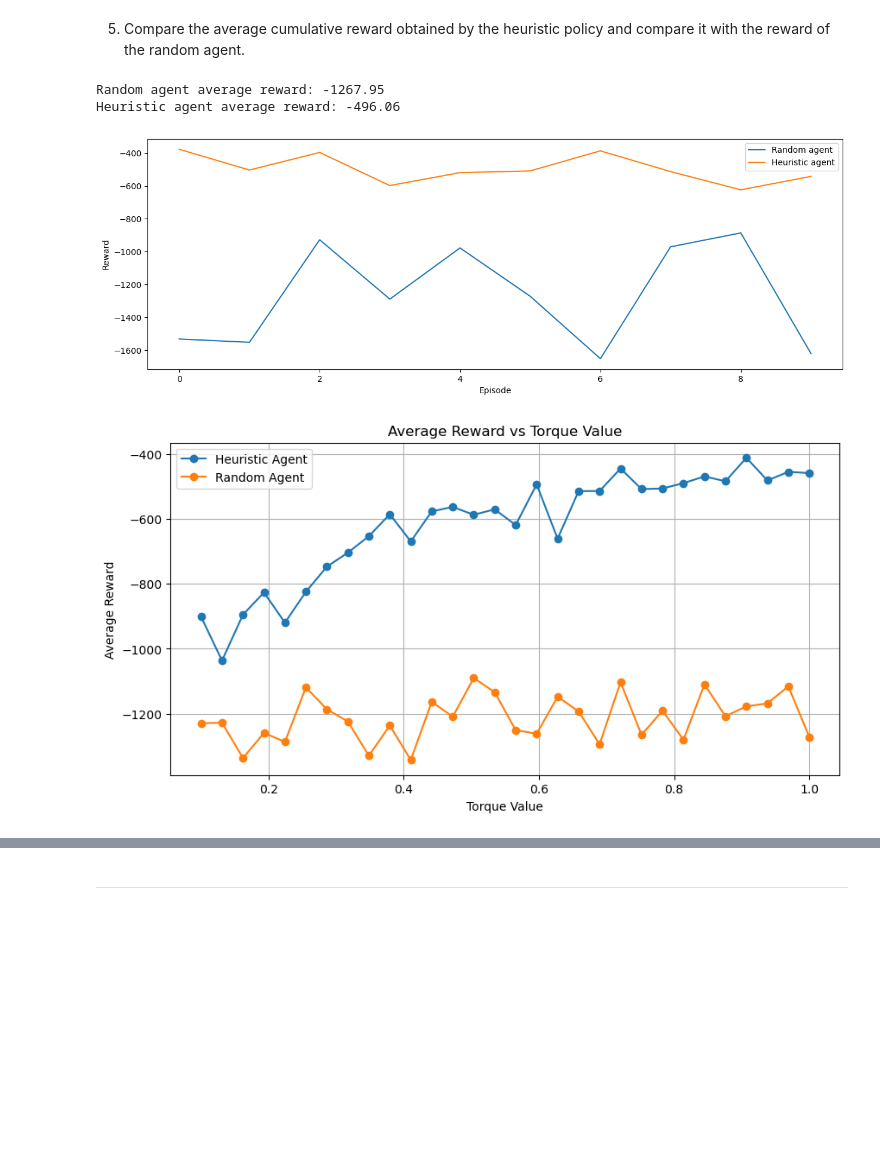
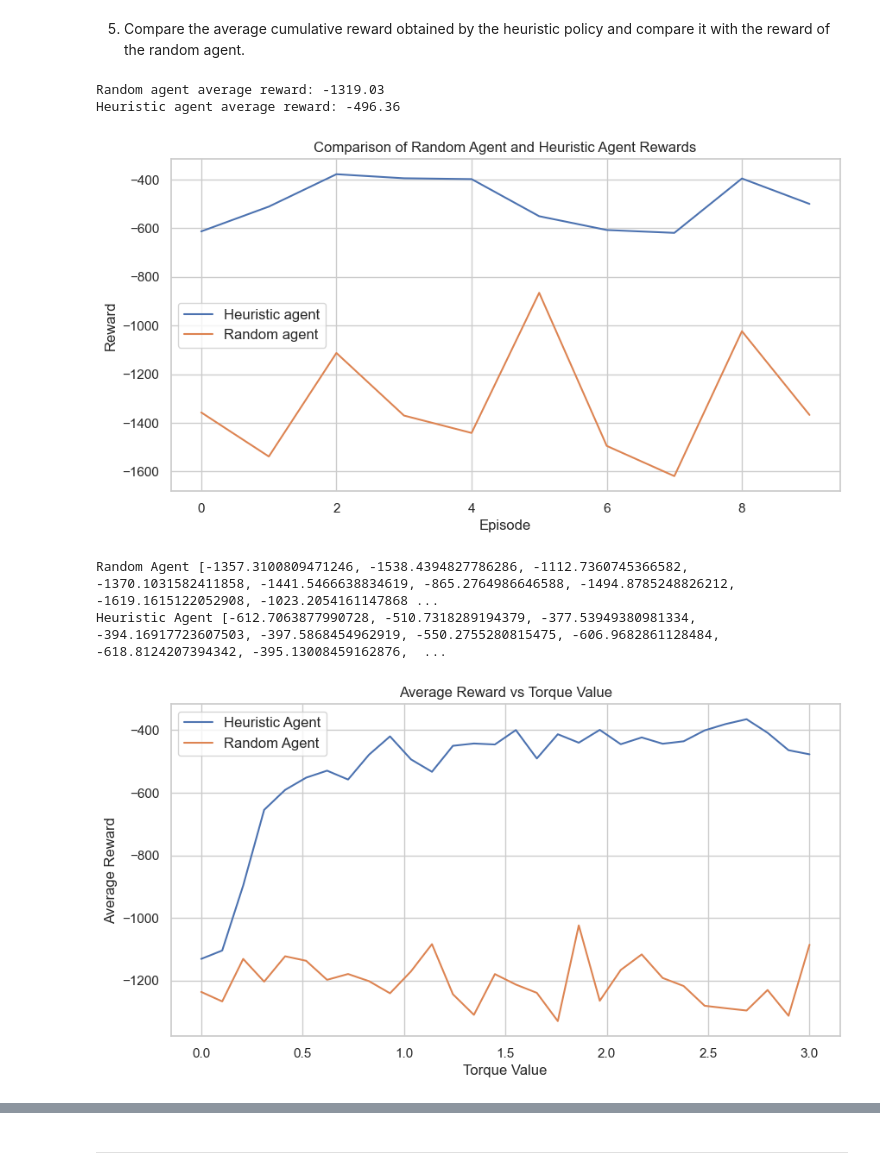
Before and after one commit to aristo6253/ANN-RL-DDPG, a Jupyter notebook: DDPG.ipynb, the cells around one changed output, grey strips where cells are left out. Drawn from its saved outputs; the diff is of its cells as text; code cells hidden in the pictures; blank space fills up the shorter version.

```diff
--- a/DDPG.ipynb
+++ b/DDPG.ipynb
@@ -112,24 +112,41 @@ class HeuristicPendulumAgent:
 # %% [markdown]
 5. Compare the average cumulative reward obtained by the heuristic policy and compare it with the reward of the random agent.
 # %%
+import seaborn as sns
+import matplotlib.pyplot as plt
+
 verbose = False
 
 heuristic_agent = HeuristicPendulumAgent(env, fixed_torque=1, verbose=verbose)
 random_agent = RandomAgent(env, verbose=verbose)
 
 ha_avg_reward, ha_rewards, _  = run_agent(heuristic_agent, env, episodes=10, verbose=verbose)
 ra_avg_reward, ra_rewards, _ = run_agent(random_agent, env, episodes=10, verbose=verbose)
 print(f'Random agent average reward: {ra_avg_reward:.2f}')
 print(f'Heuristic agent average reward: {ha_avg_reward:.2f}')
 
-plt.figure(figsize=(15, 5))
-plt.plot(ra_rewards, label='Random agent')
-plt.plot(ha_rewards, label='Heuristic agent')
-plt.xlabel('Episode')
-plt.ylabel('Reward')
-plt.legend()
+
+# Set the style
+sns.set(style="whitegrid")
+
+# Create the figure and axes
+fig, ax = plt.subplots(figsize=(10, 5))
+
+# Plot the data using seaborn
+sns.lineplot(data=ha_rewards, label='Heuristic agent', ax=ax)
+sns.lineplot(data=ra_rewards, label='Random agent', ax=ax)
+
+# Set the labels and title
+ax.set_xlabel('Episode', fontsize=12)
+ax.set_ylabel('Reward', fontsize=12)
+ax.set_title('Comparison of Random Agent and Heuristic Agent Rewards')
+
+# Set the legend
+ax.legend(loc='best', fontsize=12)
+
+# Show the plot
 plt.show()
 # %% [output]
-Random agent average reward: -1267.95
-Heuristic agent average reward: -496.06
+Random agent average reward: -1319.03
+Heuristic agent average reward: -496.36
-[figure, old version]
+[figure, new version]
@@ -184,25 +153,42 @@ def plot_positions(positions, agent_name):
+# %%
+print("Random Agent", ra_rewards)
+print("Heuristic Agent", ha_rewards)
+# %% [output]
+Random Agent [-1357.3100809471246, -1538.4394827786286, -1112.7360745366582, -1370.1031582411858, -1441.5466638834619, -865.2764986646588, -1494.8785248826212, -1619.1615122052908, -1023.2054161147868 ...
+Heuristic Agent [-612.7063877990728, -510.7318289194379, -377.53949380981334, -394.16917723607503, -397.5868454962919, -550.2755280815475, -606.9682861128484, -618.8124207394342, -395.13008459162876,  ...
 # %%
 import matplotlib.pyplot as plt
 
 def plot_rewards(torque_values, ha_rewards_list, ra_rewards_list):
-    plt.figure(figsize=(10, 5))
+    # Set the style
+    sns.set(style="whitegrid")
 
+    # Create the figure and axes
+    fig, ax = plt.subplots(figsize=(10, 5))
+
+    # Calculate the mean rewards
     ha_means = [np.mean(rewards) for rewards in ha_rewards_list]
     ra_means = [np.mean(rewards) for rewards in ra_rewards_list]
 
-    plt.plot(torque_values, ha_means, marker='o', label='Heuristic Agent')
-    plt.plot(torque_values, ra_means, marker='o', label='Random Agent')
+    # Plot the data using seaborn
+    sns.lineplot(x=torque_values, y=ha_means, label='Heuristic Agent', ax=ax)
+    sns.lineplot(x=torque_values, y=ra_means, label='Random Agent', ax=ax)
 
-    plt.xlabel('Torque Value')
-    plt.ylabel('Average Reward')
-    plt.title('Average Reward vs Torque Value')
-    plt.legend()
-    plt.grid()
+    # Set the labels and title
+    ax.set_xlabel('Torque Value', fontsize=12)
+    ax.set_ylabel('Average Reward', fontsize=12)
+    ax.set_title('Average Reward vs Torque Value')
+
+    # Set the legend
+    ax.legend(loc='best', fontsize=12)
+
+    # Show the plot
+    plt.grid(True)
     plt.show()
 
 
 
-torque_values = np.linspace(0.1, 1.0, 30)
+torque_values = np.linspace(0, 3, 30)
 ha_rewards_list = []
 ra_rewards_list = []
 
@@ -216,7 +202,7 @@ for torque in torque_values:
 
 plot_rewards(torque_values, ha_rewards_list, ra_rewards_list)
 # %% [output]
-[figure, old version]
+[figure, new version]
 # %%
 class ReplayBuffer:
     """ A buffer for storing transitions sampled from the environment. """
```
Also changed, not shown: parts of 13 cells of this notebook, 31 other files.
